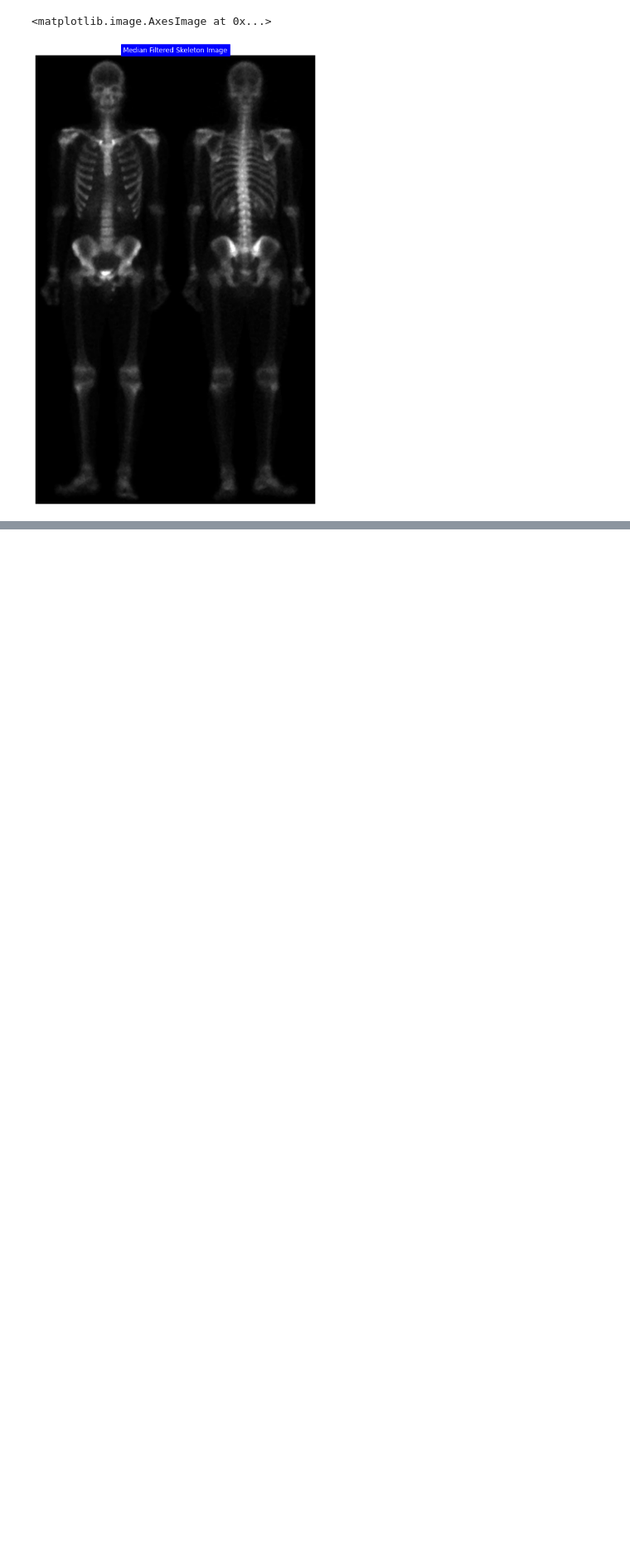
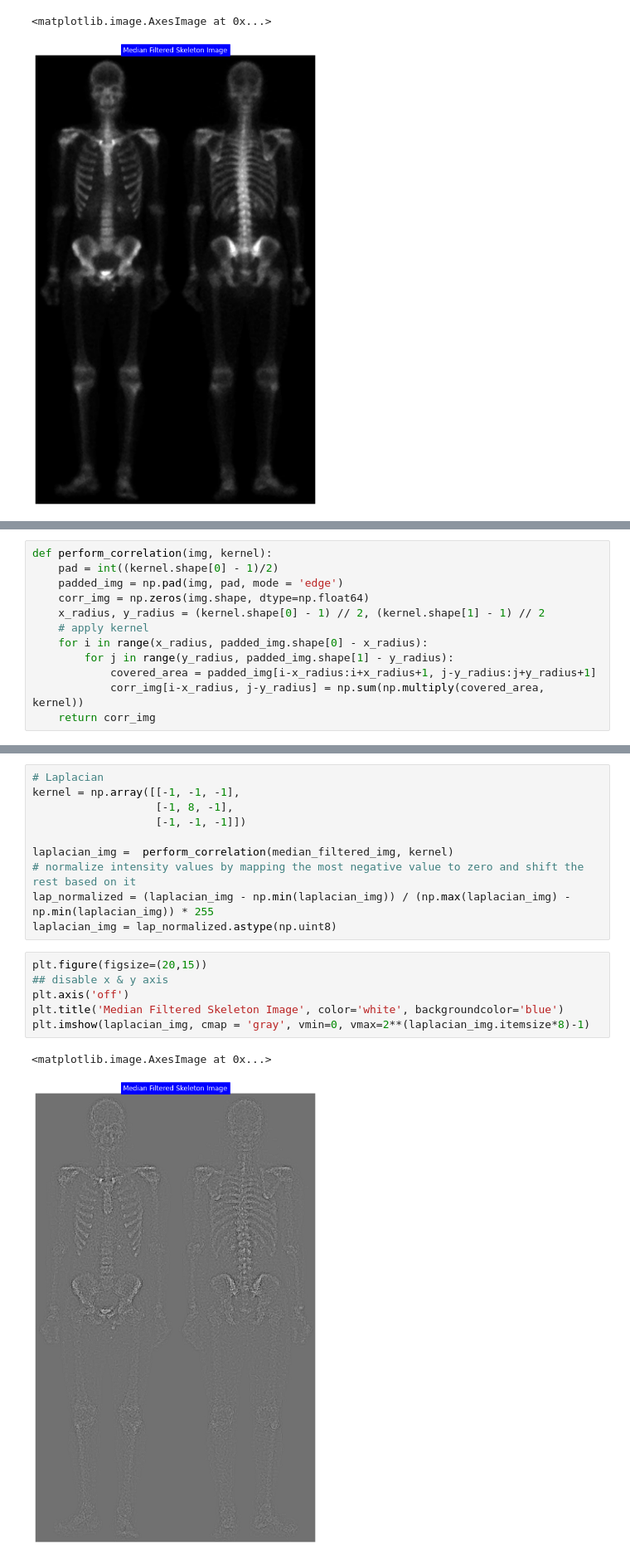
Before and after one commit to zahrasalarian/Digital-Image-Processing-for-Medical-Applications, a Jupyter notebook: HW3/pt-2.ipynb, the cells around one changed output, grey strips where cells are left out. Shown at 83% size. Drawn from its saved outputs; the diff is of its cells as text; blank space fills up the shorter version.

```diff
--- a/HW3/pt-2.ipynb
+++ b/HW3/pt-2.ipynb
@@ -30,0 +33,12 @@ plt.imshow(median_filtered_img, cmap = 'gray', vmin=0, vmax=2**(median_filtered_
+# %%
+def perform_correlation(img, kernel):
+    pad = int((kernel.shape[0] - 1)/2)
+    padded_img = np.pad(img, pad, mode = 'edge')
+    corr_img = np.zeros(img.shape, dtype=np.float64)
+    x_radius, y_radius = (kernel.shape[0] - 1) // 2, (kernel.shape[1] - 1) // 2
+    # apply kernel
+    for i in range(x_radius, padded_img.shape[0] - x_radius):
+        for j in range(y_radius, padded_img.shape[1] - y_radius):
+            covered_area = padded_img[i-x_radius:i+x_radius+1, j-y_radius:j+y_radius+1]
+            corr_img[i-x_radius, j-y_radius] = np.sum(np.multiply(covered_area, kernel))
+    return corr_img
@@ -30,0 +62,19 @@ plt.imshow(median_filtered_img, cmap = 'gray', vmin=0, vmax=2**(median_filtered_
+# %%
+# Laplacian
+kernel = np.array([[-1, -1, -1],
+                   [-1, 8, -1],
+                   [-1, -1, -1]])
+
+laplacian_img =  perform_correlation(median_filtered_img, kernel)
+# normalize intensity values by mapping the most negative value to zero and shift the rest based on it
+lap_normalized = (laplacian_img - np.min(laplacian_img)) / (np.max(laplacian_img) - np.min(laplacian_img)) * 255
+laplacian_img = lap_normalized.astype(np.uint8)
+# %%
+plt.figure(figsize=(20,15))
+## disable x & y axis
+plt.axis('off')
+plt.title('Median Filtered Skeleton Image', color='white', backgroundcolor='blue')
+plt.imshow(laplacian_img, cmap = 'gray', vmin=0, vmax=2**(laplacian_img.itemsize*8)-1)
+# %% [output]
+<matplotlib.image.AxesImage at 0x...>
+[figure, added]
```
Also changed, not shown: parts of 13 cells of this notebook.
